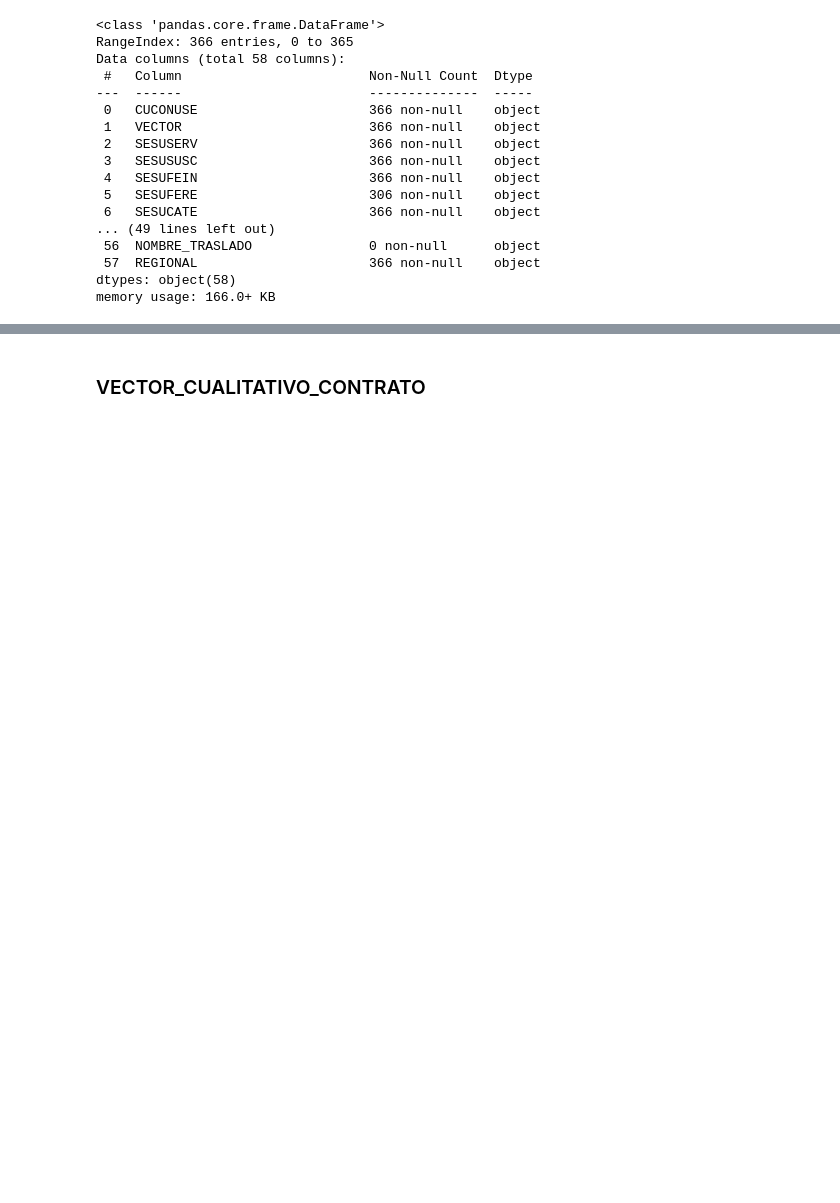
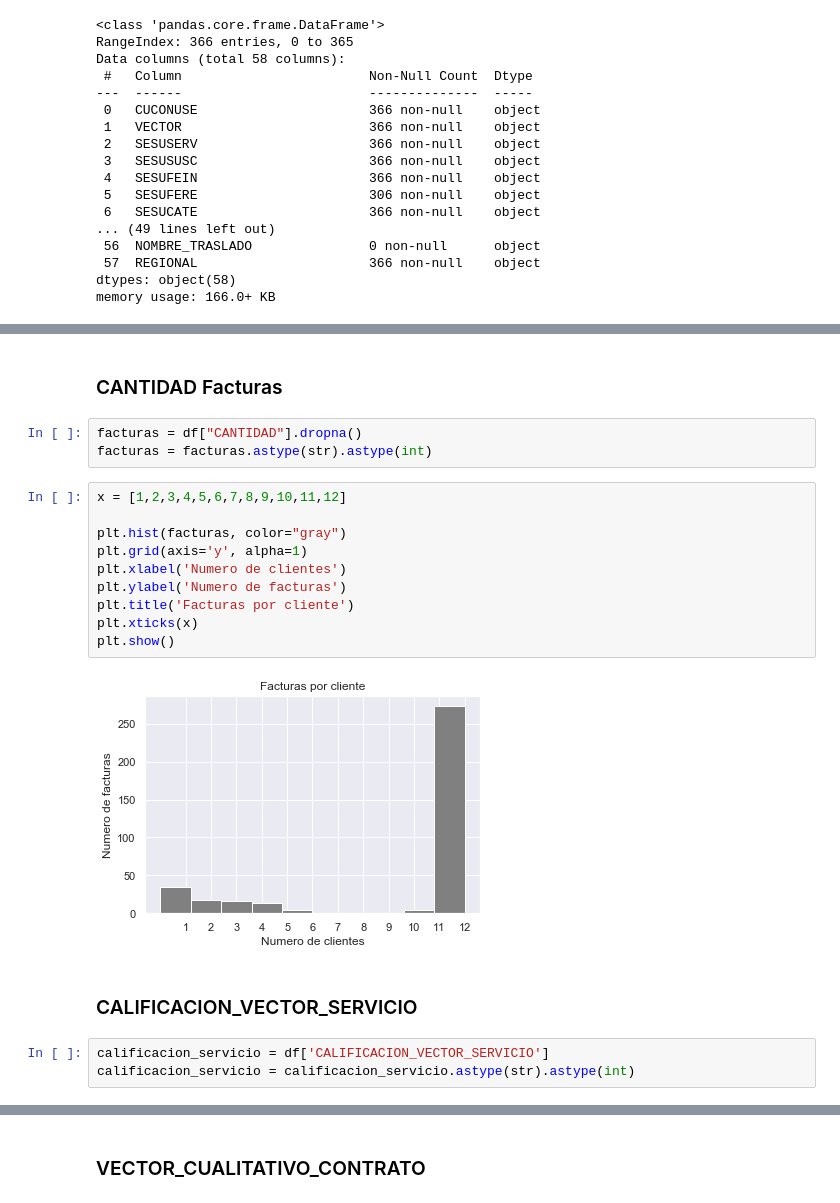
Before and after one commit to hsepulvedaj/proyecto_integrador, a Jupyter notebook: ProyectoIntegrador_descriptivo.ipynb, the cells around one changed output, grey strips where cells are left out. Drawn from its saved outputs; the diff is of its cells as text; blank space fills up the shorter version.

```diff
--- a/ProyectoIntegrador_descriptivo.ipynb
+++ b/ProyectoIntegrador_descriptivo.ipynb
@@ -73,0 +151,22 @@ memory usage: 166.0+ KB
+# %% [markdown]
+### CANTIDAD Facturas
+# %%
+facturas = df["CANTIDAD"].dropna()
+facturas = facturas.astype(str).astype(int)
+# %%
+x = [1,2,3,4,5,6,7,8,9,10,11,12]
+
+plt.hist(facturas, color="gray")
+plt.grid(axis='y', alpha=1)
+plt.xlabel('Numero de clientes')
+plt.ylabel('Numero de facturas')
+plt.title('Facturas por cliente')
+plt.xticks(x)
+plt.show()
+# %% [output]
+[figure, added]
+# %% [markdown]
+### CALIFICACION_VECTOR_SERVICIO
+# %%
+calificacion_servicio = df['CALIFICACION_VECTOR_SERVICIO']
+calificacion_servicio = calificacion_servicio.astype(str).astype(int)
```
Also changed, not shown: parts of 26 cells of this notebook.
